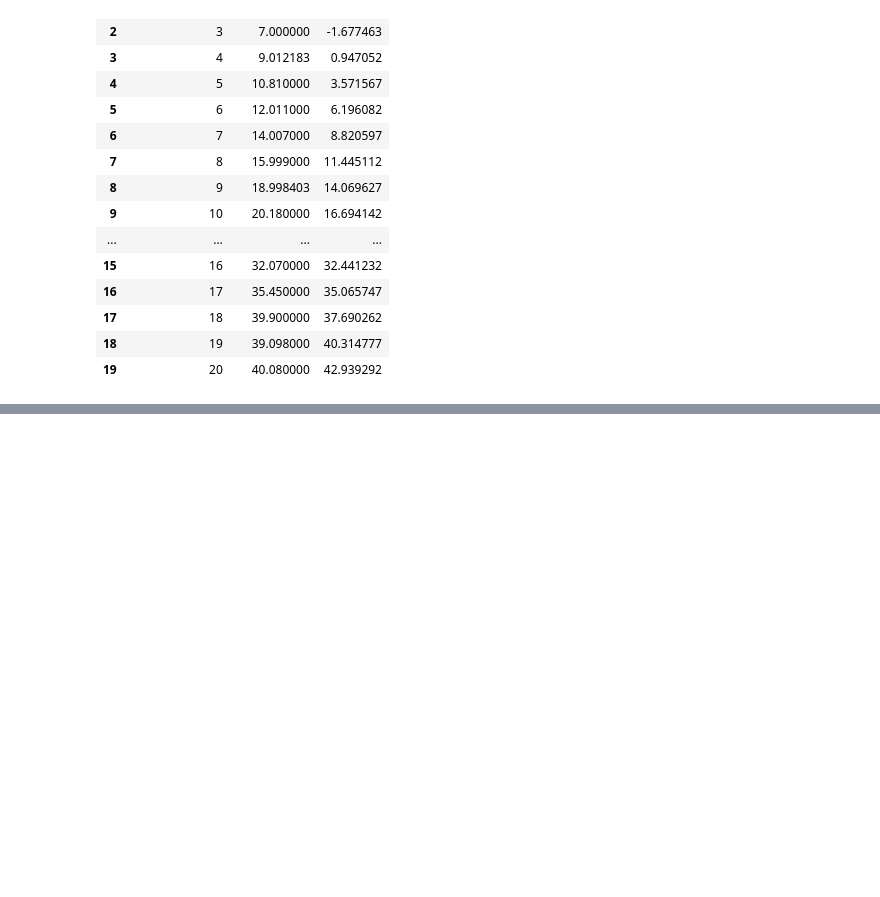
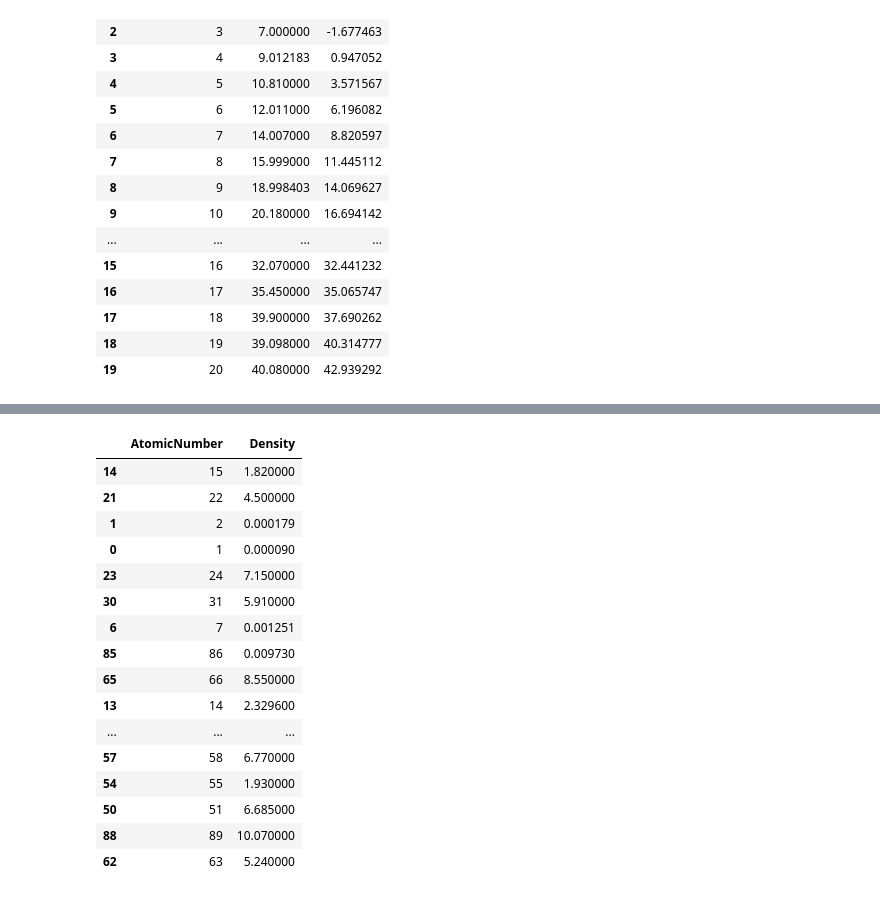
Before and after one commit to janash/escip-filled, a Jupyter notebook: linear_scikitlearn.ipynb, the cells around one changed output, grey strips where cells are left out. Drawn from its saved outputs; the diff is of its cells as text; code cells hidden in the pictures; blank space fills up the shorter version.

```diff
--- a/linear_scikitlearn.ipynb
+++ b/linear_scikitlearn.ipynb
@@ -91,0 +113,11 @@ fit_data.head(20)
+# %%
+rf_model = RandomForestRegressor()
+
+fit_data = df[["AtomicMass", "AtomicNumber", "Density"]].copy()
+
+fit_data.dropna(axis=0, how="any", inplace=True)
+
+X = fit_data[["AtomicNumber", "Density"]]
+Y = fit_data["AtomicMass"]
+
+rf_model.fit(X, Y)
@@ -91,0 +126,2 @@ fit_data.head(20)
+# %%
+X_train, X_test, Y_train, Y_test = train_test_split(X, Y)
@@ -91,0 +144,20 @@ fit_data.head(20)
+# %%
+X_test
+# %% [output]
+|  | AtomicNumber | Density |
+| 14 | 15 | 1.820000 |
+| 21 | 22 | 4.500000 |
+| 1 | 2 | 0.000179 |
+| 0 | 1 | 0.000090 |
+| 23 | 24 | 7.150000 |
+| 30 | 31 | 5.910000 |
+| 6 | 7 | 0.001251 |
+| 85 | 86 | 0.009730 |
+| 65 | 66 | 8.550000 |
+| 13 | 14 | 2.329600 |
+| ... | ... | ... |
+| 57 | 58 | 6.770000 |
+| 54 | 55 | 1.930000 |
+| 50 | 51 | 6.685000 |
+| 88 | 89 | 10.070000 |
+| 62 | 63 | 5.240000 |
```
Also changed, not shown: parts of 6 cells of this notebook, 2 other files.
